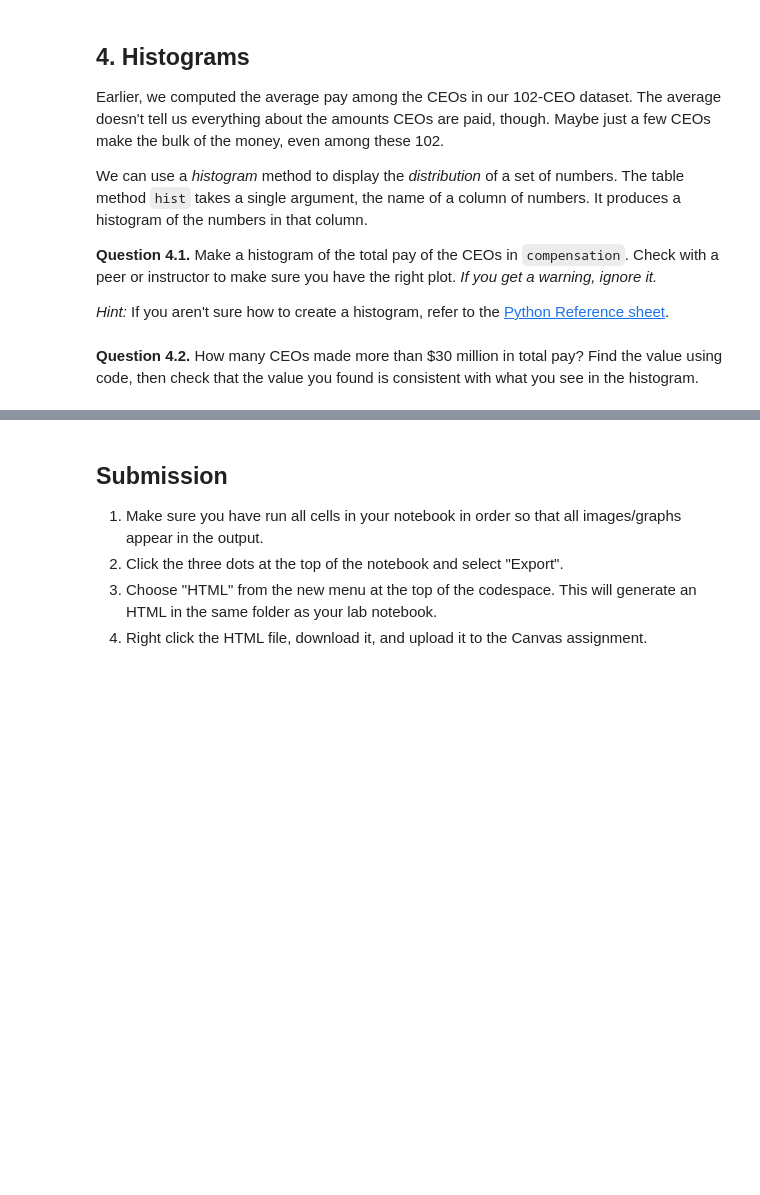
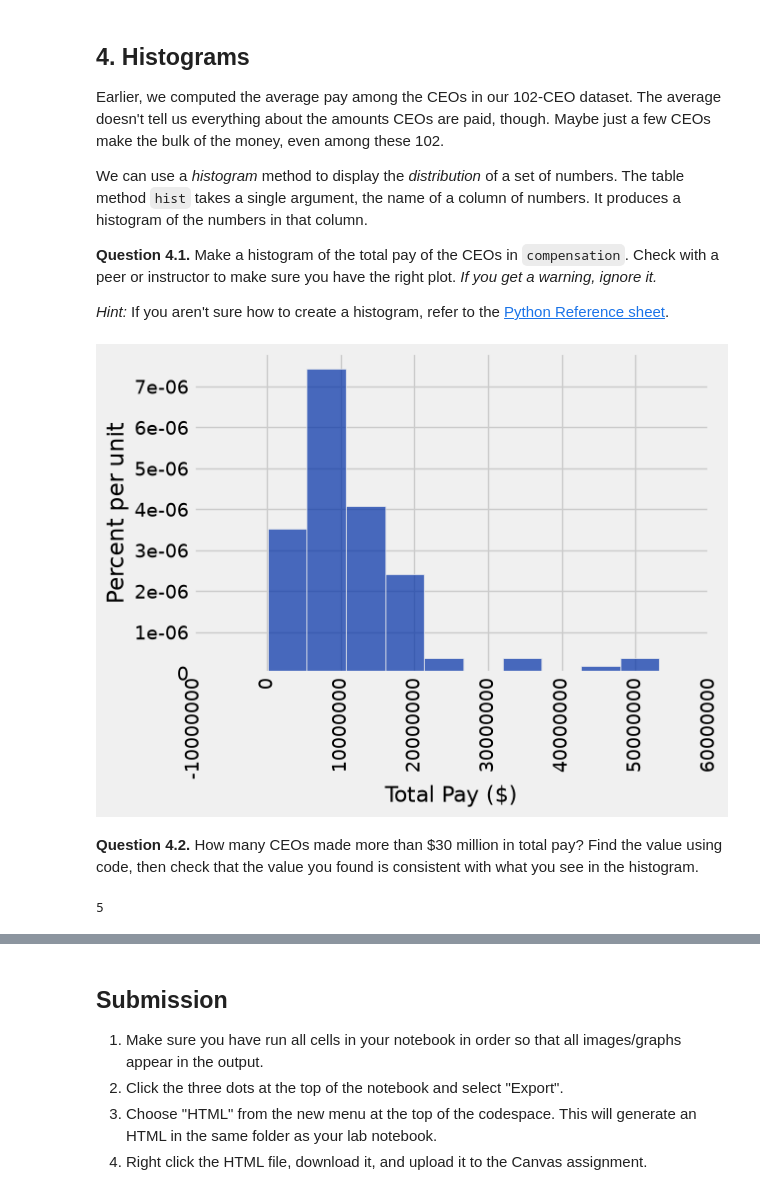
Before and after one commit to cblack-3/cblack-DA-Fall-Intro, a Jupyter notebook: Lab 4 - Functions/lab04.ipynb, the cells around one changed output, grey strips where cells are left out. Drawn from its saved outputs; the diff is of its cells as text; code cells hidden in the pictures; blank space fills up the shorter version.

```diff
--- a/Lab 4 - Functions/lab04.ipynb
+++ b/Lab 4 - Functions/lab04.ipynb
@@ -626,2 +628,6 @@ We can use a *histogram* method to display the *distribution* of a set of number
+# %%
+compensation.hist('Total Pay ($)')
+# %% [output]
+[figure, added]
 # %% [markdown]
 **Question 4.2.** How many CEOs made more than $30 million in total pay? Find the value using code, then check that the value you found is consistent with what you see in the histogram.
@@ -631,2 +634,7 @@ num_ceos_more_than_30_million_2
+# %%
+num_ceos_more_than_30_million_2 = compensation.where('Total Pay ($)', are.above(30000000)).num_rows
+num_ceos_more_than_30_million_2
+# %% [output]
+5
 # %%
 grader.check("q42")
```
Also changed, not shown: parts of 8 cells of this notebook, 4 other files.
